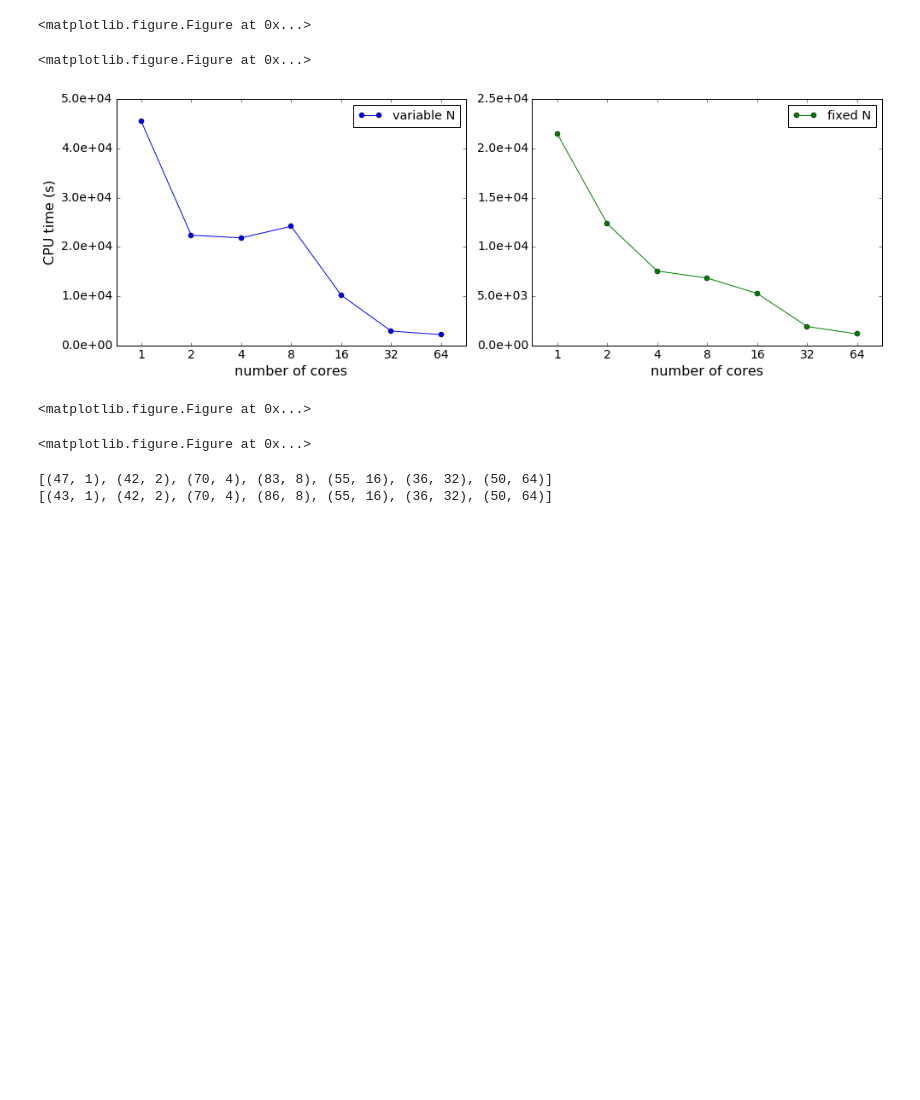
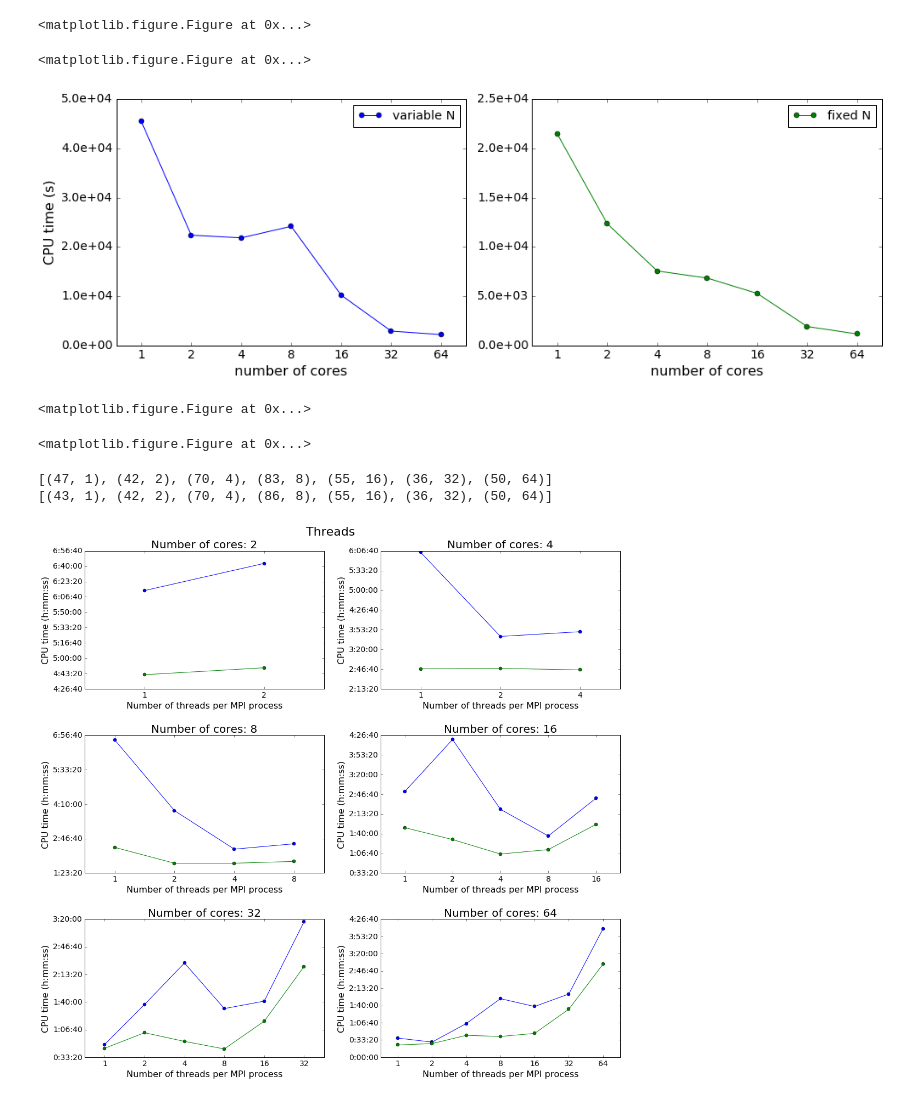
Before and after one commit to gioruffa/qetools, a Jupyter notebook: plotter.ipynb, the cells around one changed output. Drawn from its saved outputs; the diff is of its cells as text; code cells hidden in the pictures; blank space fills up the shorter version.

```diff
--- a/plotter.ipynb
+++ b/plotter.ipynb
@@ -1785,3 +1785,58 @@ print cinTio.getIterationsNumPerRun()
 # %% [output]
 [(47, 1), (42, 2), (70, 4), (83, 8), (55, 16), (36, 32), (50, 64)]
 [(43, 1), (42, 2), (70, 4), (86, 8), (55, 16), (36, 32), (50, 64)]
+# %%
+tio2_SGI_MP_Rescaled = tio2_SGI_MP.rescale(min_iters = 30)
+tio4_SGI_MP_Rescaled = tio4_SGI_MP.rescale(min_iters = 30)
+tio8_SGI_MP_Rescaled = tio8_SGI_MP.rescale(min_iters = 30)
+tio16_SGI_MP_Rescaled = tio16_SGI_MP.rescale(min_iters = 30)
+tio32_SGI_MP_Rescaled = tio32_SGI_MP.rescale(min_iters = 30)
+tio64_SGI_MP_Rescaled = tio64_SGI_MP.rescale(min_iters = 30)
+
+fig,axes = plt.subplots(3,2)
+fig.set_size_inches(15,14)
+fig.suptitle("Threads",y=1.01)
+
+thisAxes=axes[0,0]
+tio2_SGI_MP.plotFunction(legend=False,orderBy="threadsPerMPI",metric='wallTime',axes=thisAxes,labels=['free'],figure=fig,)
+tio2_SGI_MP_Rescaled.plotFunction(legend=False,orderBy="threadsPerMPI",metric='wallTime',axes=thisAxes,labels=['rescaled'],figure=fig)
+thisAxes.set_title('2')
+
+thisAxes=axes[0,1]
+tio4_SGI_MP.plotFunction(legend=False,orderBy="threadsPerMPI",metric='wallTime',axes=thisAxes,labels=['free'],figure=fig)
+tio4_SGI_MP_Rescaled.plotFunction(legend=False,orderBy="threadsPerMPI",metric='wallTime',axes=thisAxes,labels=['rescaled'],figure=fig)
+thisAxes.set_title('4')
+
+thisAxes=axes[1,0]
+tio8_SGI_MP.plotFunction(legend=False,orderBy="threadsPerMPI",metric='wallTime',axes=thisAxes,labels=['free'],figure=fig)
+tio8_SGI_MP_Rescaled.plotFunction(legend=False,orderBy="threadsPerMPI",metric='wallTime',axes=thisAxes,labels=['rescaled'],figure=fig)
+thisAxes.set_title('8')
+
+thisAxes=axes[1,1]
+tio16_SGI_MP.plotFunction(legend=False,orderBy="threadsPerMPI",metric='wallTime',axes=thisAxes,labels=['free'],figure=fig,)
+tio16_SGI_MP_Rescaled.plotFunction(legend=False,orderBy="threadsPerMPI",metric='wallTime',axes=thisAxes,labels=['rescaled'],figure=fig)
+thisAxes.set_title('16')
+
+thisAxes=axes[2,0]
+tio32_SGI_MP.plotFunction(legend=False,orderBy="threadsPerMPI",metric='wallTime',axes=thisAxes,labels=['free'],figure=fig,)
+tio32_SGI_MP_Rescaled.plotFunction(legend=False,orderBy="threadsPerMPI",metric='wallTime',axes=thisAxes,labels=['rescaled'],figure=fig)
+thisAxes.set_title('32')
+
+thisAxes=axes[2,1]
+tio64_SGI_MP.plotFunction(legend=False,orderBy="threadsPerMPI",metric='wallTime',axes=thisAxes,labels=['free'],figure=fig,)
+tio64_SGI_MP_Rescaled.plotFunction(legend=False,orderBy="threadsPerMPI",metric='wallTime',axes=thisAxes,labels=['rescaled'],figure=fig)
+thisAxes.set_title('64')
+
+import itertools
+for ax in itertools.chain.from_iterable(axes) :
+    ax.set_title("Number of cores: "+ax.get_title() )
+    ax.set_ylabel('CPU time (h:mm:ss)')
+    ax.set_xticklabels([ x.get_text().replace('0.0','1.0').split('.')[0] for x in ax.get_xticklabels()])
+    ax.set_xlabel('Number of threads per MPI process')
+
+
+
+fig.tight_layout(w_pad=2,h_pad=2)
+fig.savefig('/tmp/A_threads.pdf')
+# %% [output]
+[figure, added]
```
